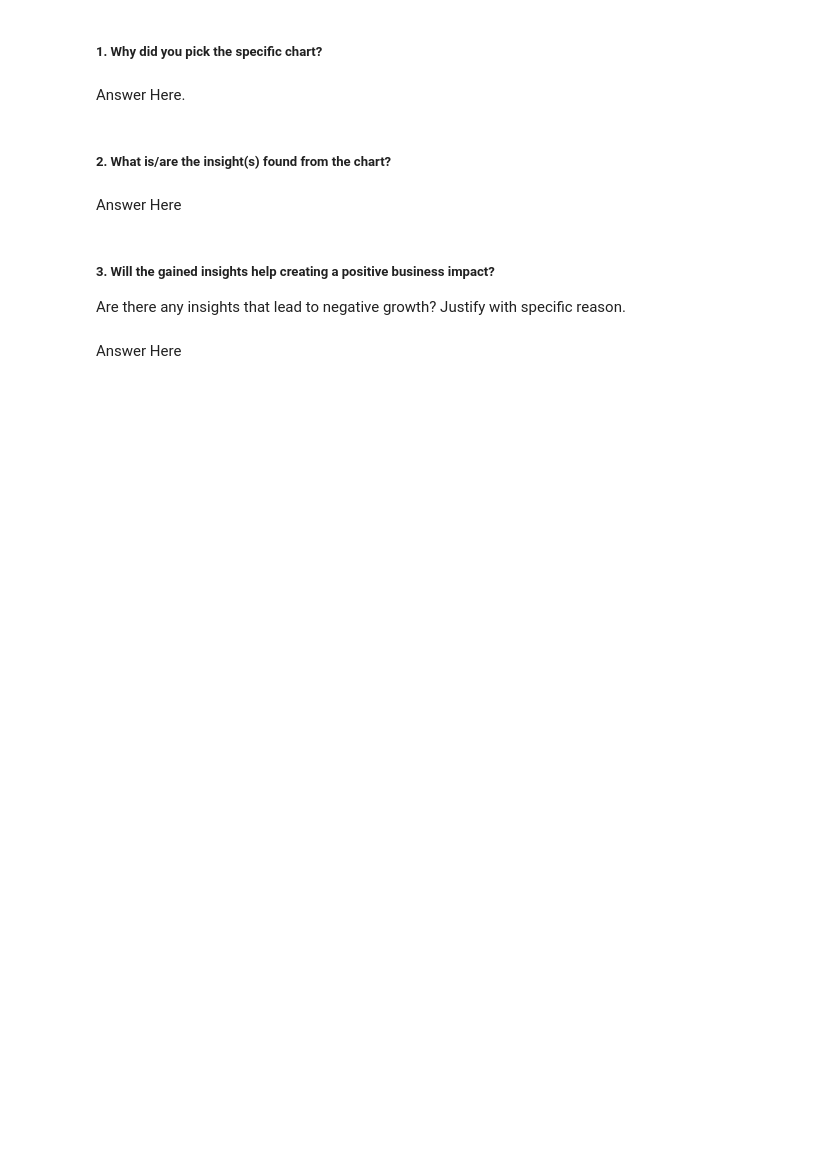
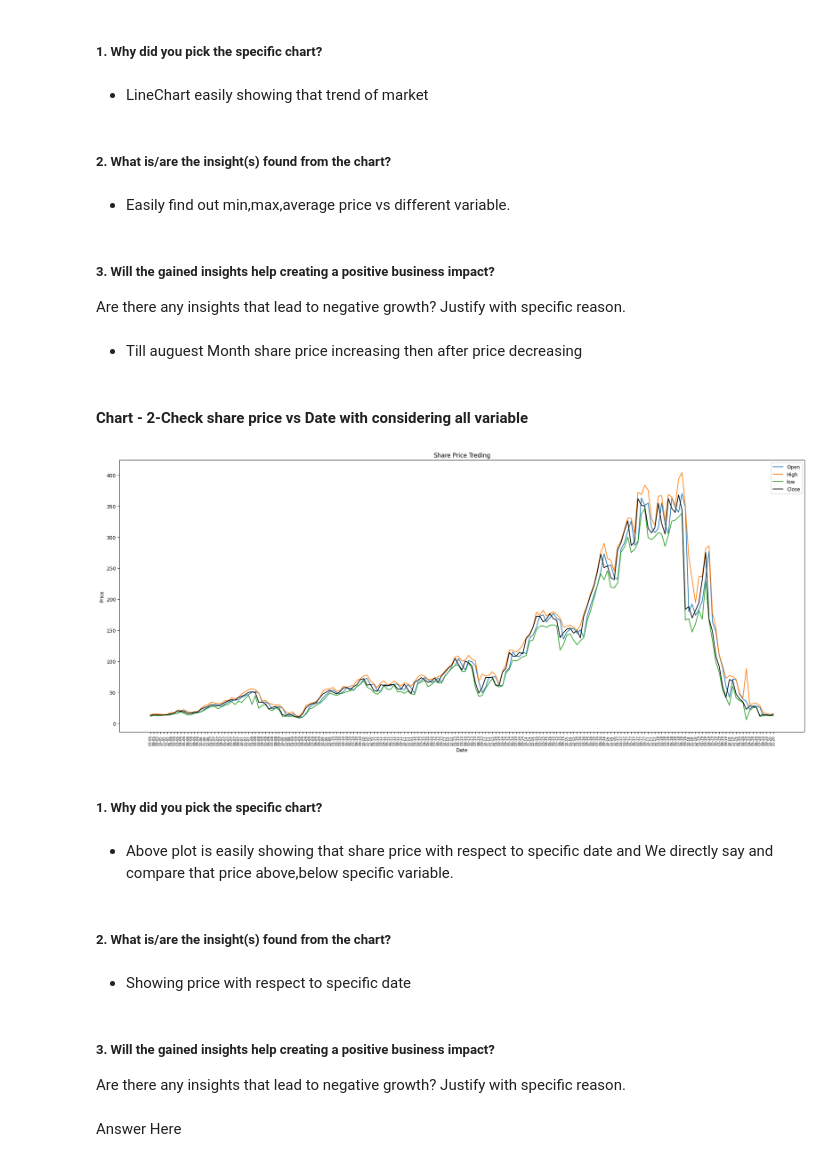
Before and after one commit to chetansgode/Yes-bank-stock-closing-price-prediction, a Jupyter notebook: Yes_bank_stock_closing_price_prediction.ipynb, the cells around one changed output. Drawn from its saved outputs; the diff is of its cells as text; code cells hidden in the pictures; blank space fills up the shorter version.

```diff
--- a/Yes_bank_stock_closing_price_prediction.ipynb
+++ b/Yes_bank_stock_closing_price_prediction.ipynb
@@ -99,7 +99,7 @@ warnings.filterwarnings('ignore')
 # %%
 # Load Dataset
 
-df=pd.read_csv('/content/data_YesBank_StockPrices.csv',parse_dates=['Date'])
+df=pd.read_csv('/content/data_YesBank_StockPrices.csv')
 # %% [markdown]
 ### Dataset First View
 # %%
@@ -242,0 +241,8 @@ variable Close has unique value = 185
+# %%
+# Write your code to make your dataset analysis ready.
+
+# convert form of Date (Object) to Date (Date)
+from datetime import datetime
+new_year = 2018
+df['Date'] = df['Date'].apply(lambda x: datetime.strptime(x, '%b-%d').replace(year=new_year))
+df.info()
@@ -253,11 +343,41 @@ Answer Here.
 # %% [markdown]
 ##### 1. Why did you pick the specific chart?
-# %% [markdown]
-Answer Here.
+# %% [markdown]
+* LineChart easily showing that trend of market
 # %% [markdown]
 ##### 2. What is/are the insight(s) found from the chart?
-# %% [markdown]
-Answer Here
+# %% [markdown]
+* Easily find out min,max,average price vs different variable.
+# %% [markdown]
+##### 3. Will the gained insights help creating a positive business impact?
+Are there any insights that lead to negative growth? Justify with specific reason.
+# %% [markdown]
+* Till auguest Month share price increasing then after price decreasing
+# %% [markdown]
+#### Chart - 2-Check share price vs Date with considering all variable
+# %%
+# Chart - 2 visualization code
+plt.figure(figsize=(25,10))
+plt.plot(df.MonthDay,df['Open'],label='Open')
+plt.plot(df.MonthDay,df['High'],label='High')
+plt.plot(df.MonthDay,df['Low'],label='low')
+plt.plot(df.MonthDay,df['Close'],label='Close',color='black')
+plt.xticks(rotation=90, fontsize=7)
+plt.legend()
+plt.xlabel('Date')
+plt.ylabel('Price')
+plt.title('Share Price Treding')
+plt.show()
+# %% [output]
+[figure, added]
+# %% [markdown]
+##### 1. Why did you pick the specific chart?
+# %% [markdown]
+* Above plot is easily showing that share price with respect to specific date and We directly say and compare that price above,below specific variable.
+# %% [markdown]
+##### 2. What is/are the insight(s) found from the chart?
+# %% [markdown]
+* Showing price with respect to specific date
 # %% [markdown]
 ##### 3. Will the gained insights help creating a positive business impact?
 Are there any insights that lead to negative growth? Justify with specific reason.
```
Also changed, not shown: parts of 134 cells of this notebook.
